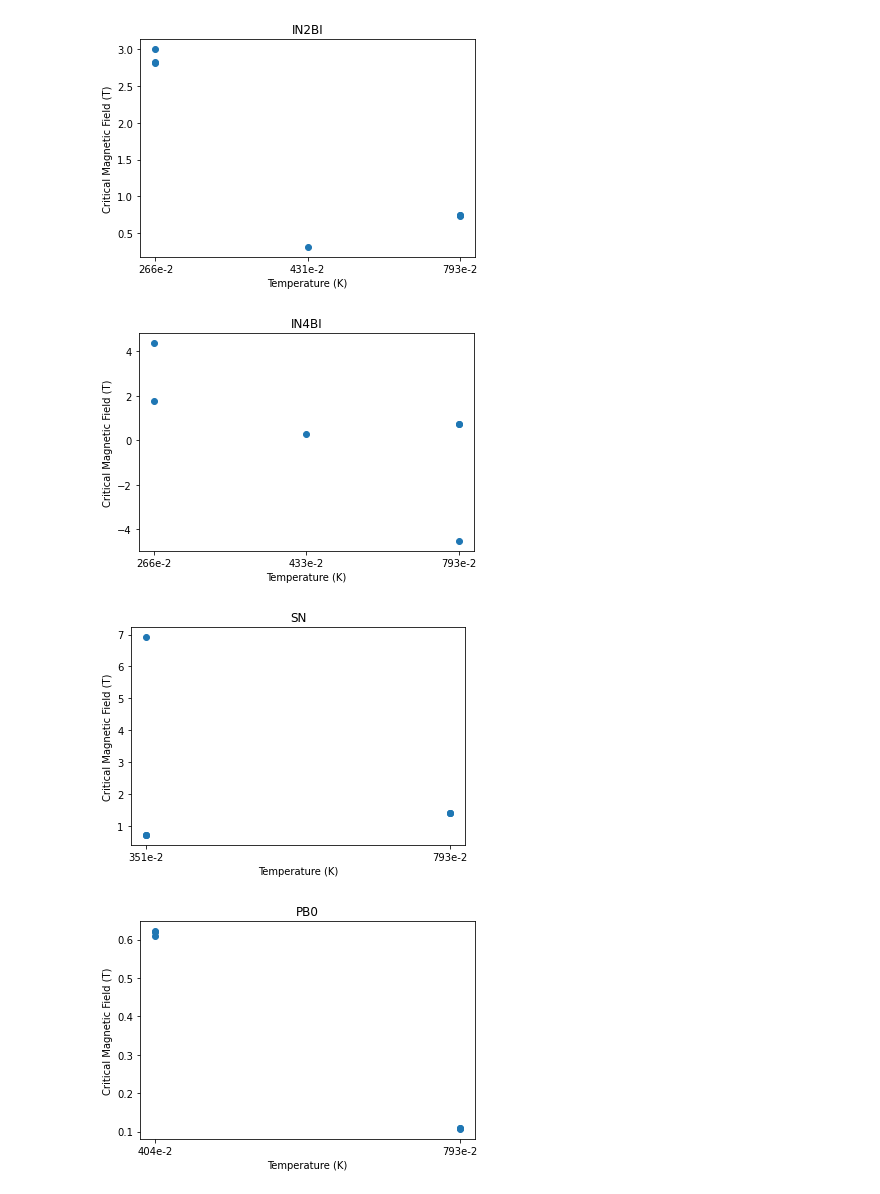
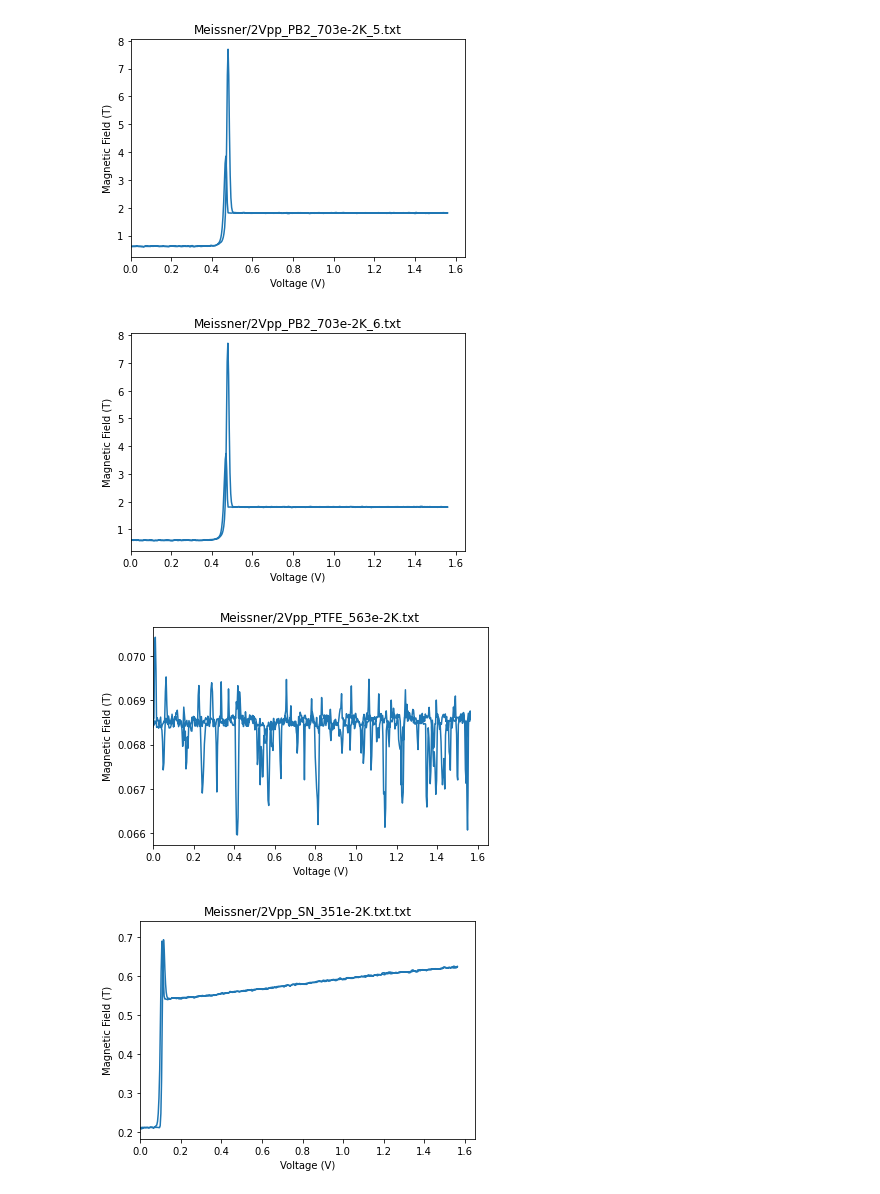
Before and after one commit to dcordovacarrizales/191_PlasmaPhysics, a Jupyter notebook: Superconductivity/Meissner.ipynb, the cells around one changed output. Cells and saved outputs as stored; diff of their text form; code cells hidden in the pictures.

```diff
--- a/Superconductivity/Meissner.ipynb
+++ b/Superconductivity/Meissner.ipynb
@@ -40,15 +41,23 @@ def find_nth(haystack, needle, n):
 
 for file in files:
     df = pd.read_table(file,names = ['v0','v1','v2','v3'])
-    #plt.figure()
-    #plt.plot(df['v0'],df['v1'],label=file)
-    #plt.xlabel("Voltage (V)")
-    #plt.ylabel("Magnetic Field (T)")
-    #plt.xlim(left= 0)
-    #plt.title(file)
+    plt.figure()
+    plt.plot(df['v0'],df['v1'],label=file)
+    plt.xlabel("Voltage (V)")
+    plt.ylabel("Magnetic Field (T)")
+    plt.xlim(left= 0)
+    plt.title(file)
 
-    sample_critical_B = df["v1"].max()
+    peak_positions = find_peaks(df["v1"], height = .03, threshold = .01)
+    print(file)
+    #print(type(peak_positions))
+    print(peak_positions)
 
+    #if len(peak_positions) =! 0:
+        #for i in peak_positions:
+            #print(i)
+            #plt.plot(df['v0'][i], df['v1'][i], "ro")
+    #sample_critical_B = df["v1"].max()
 
     index1_temp = find_nth(file, "_", 2) + 1
     index2_temp = find_nth(file, "K", 1)
@@ -60,16 +69,17 @@ for file in files:
     sample_temperature = file[index1_temp:index2_temp]
     sample_name = file[index1_name: index2_name]
 
+    sample_temperature = float(sample_temperature)
     all_samples[sample_name][0].append(sample_temperature)
-    all_samples[sample_name][1].append(sample_critical_B)
+    #all_samples[sample_name][1].append(sample_critical_B)
 
 
     #plt.legend()
 #plt.close("all")
 
-print(len(all_samples))
+#print(len(all_samples))
 for sample in all_samples: #add some error bars
-    print(sample)
+    #print(sample)
     plt.figure()
     plt.plot(all_samples[sample][0], all_samples[sample][1], "o")
     plt.xlabel("Temperature (K)")
@@ -95,4 +129,4 @@ PB1
-[figure, old version]
+[figure, new version]
-[figure, old version]
+[figure, new version]
-[figure, old version]
+[figure, new version]
-[figure, old version]
+[figure, new version]
```
Also changed, not shown: parts of 2 cells of this notebook, 12 other files.
